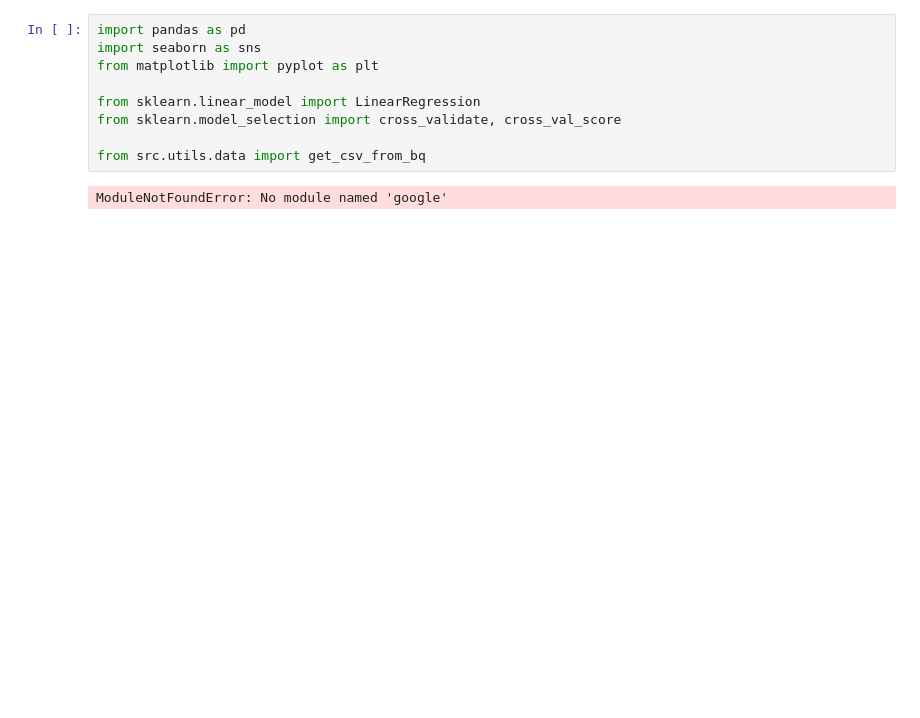
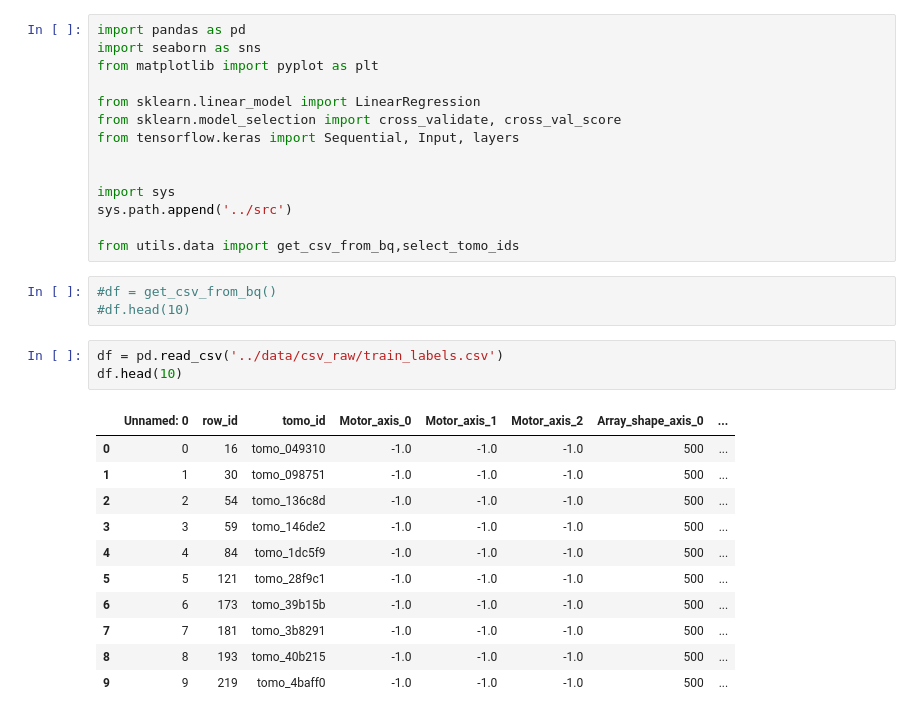
Before and after one commit to mc-will/BYU_Locating-Bacterial_Flagellar_Motors_2025, a Jupyter notebook: notebooks/BenedettaVeronesi_lreg_mean.ipynb, the cells around one changed output. Saved outputs shown, nothing was run; the diff lists cells and outputs as text; blank space fills up the shorter version.

```diff
--- a/notebooks/BenedettaVeronesi_lreg_mean.ipynb
+++ b/notebooks/BenedettaVeronesi_lreg_mean.ipynb
@@ -5,7 +5,28 @@ from matplotlib import pyplot as plt
 
 from sklearn.linear_model import LinearRegression
 from sklearn.model_selection import cross_validate, cross_val_score
+from tensorflow.keras import Sequential, Input, layers
 
-from src.utils.data import get_csv_from_bq
+
+import sys
+sys.path.append('../src')
+
+from utils.data import get_csv_from_bq,select_tomo_ids
-# %% [output]
-ModuleNotFoundError: No module named 'google'
+# %%
+#df = get_csv_from_bq()
+#df.head(10)
+# %%
+df = pd.read_csv('../data/csv_raw/train_labels.csv')
+df.head(10)
+# %% [output]
+|  | Unnamed: 0 | row_id | tomo_id | Motor_axis_0 | Motor_axis_1 | Motor_axis_2 | Array_shape_axis_0 | ... |
+| 0 | 0 | 16 | tomo_049310 | -1.0 | -1.0 | -1.0 | 500 | ... |
+| 1 | 1 | 30 | tomo_098751 | -1.0 | -1.0 | -1.0 | 500 | ... |
+| 2 | 2 | 54 | tomo_136c8d | -1.0 | -1.0 | -1.0 | 500 | ... |
+| 3 | 3 | 59 | tomo_146de2 | -1.0 | -1.0 | -1.0 | 500 | ... |
+| 4 | 4 | 84 | tomo_1dc5f9 | -1.0 | -1.0 | -1.0 | 500 | ... |
+| 5 | 5 | 121 | tomo_28f9c1 | -1.0 | -1.0 | -1.0 | 500 | ... |
+| 6 | 6 | 173 | tomo_39b15b | -1.0 | -1.0 | -1.0 | 500 | ... |
+| 7 | 7 | 181 | tomo_3b8291 | -1.0 | -1.0 | -1.0 | 500 | ... |
+| 8 | 8 | 193 | tomo_40b215 | -1.0 | -1.0 | -1.0 | 500 | ... |
+| 9 | 9 | 219 | tomo_4baff0 | -1.0 | -1.0 | -1.0 | 500 | ... |
```
Also changed, not shown: parts of 19 cells of this notebook, 1 other file.
